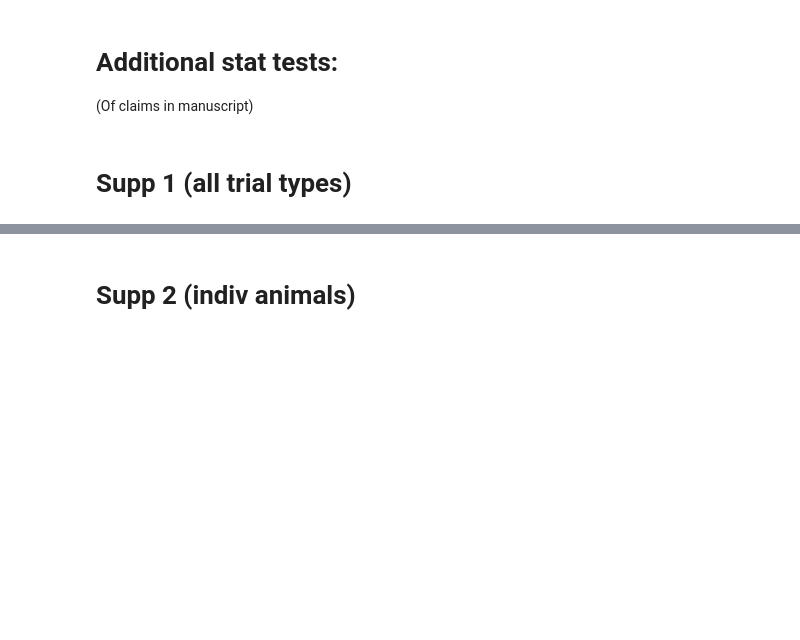
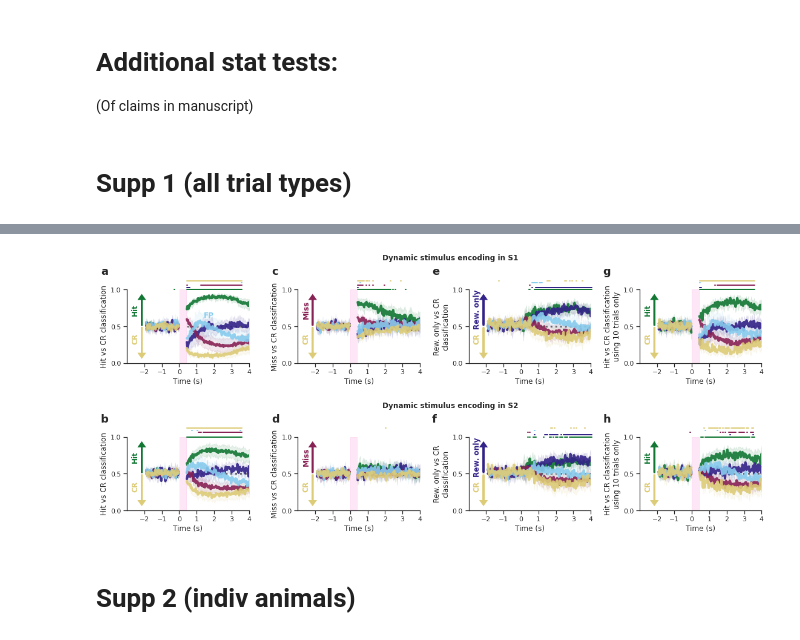
Before and after one commit to Packer-Lab/popping-off, a Jupyter notebook: notebooks/Paper Figures/Figure3.ipynb, the cells around one changed output, grey strips where cells are left out. Drawn from its saved outputs; the diff is of its cells as text; code cells hidden in the pictures; blank space fills up the shorter version.

```diff
--- a/notebooks/Paper Figures/Figure3.ipynb
+++ b/notebooks/Paper Figures/Figure3.ipynb
@@ -483,56 +589,58 @@ save_fig = False
 
 fig = plt.figure(constrained_layout=False, figsize=(16, 6.5))
 gs_dyn_dec = fig.add_gridspec(ncols=4, nrows=2, bottom=0.08, top=0.86, right=0.96, left=0.05,
                               wspace=0.4, hspace=1)
 
 hit_ax_dict = {'s1': fig.add_subplot(gs_dyn_dec[0, 0]), 's2': fig.add_subplot(gs_dyn_dec[1, 0])}
 miss_ax_dict = {'s1': fig.add_subplot(gs_dyn_dec[0, 1]), 's2': fig.add_subplot(gs_dyn_dec[1, 1])}
 spont_ax_dict = {'s1': fig.add_subplot(gs_dyn_dec[0, 2]), 's2': fig.add_subplot(gs_dyn_dec[1, 2])}
 hit10_ax_dict = {'s1': fig.add_subplot(gs_dyn_dec[0, 3]), 's2': fig.add_subplot(gs_dyn_dec[1, 3])}
 
 reg_key = 1000
-# tmp_ps_dict = all_ps_pred_split_tt[reg_key]
-# tmp_lick_dict = all_lick_pred_split_tt[reg_key]
-tmp_ps_dict = ps_pred_split#[reg_key]
-tmp_lick_dict = lick_pred_split#[reg_key]
+tmp_ps_dict = all_ps_pred_split_tt[reg_key]
+tmp_lick_dict = all_lick_pred_split_tt[reg_key]
+# tmp_ps_dict = ps_pred_split#[reg_key]
+# tmp_lick_dict = lick_pred_split#[reg_key]
 
 
-# pop.plot_dynamic_decoding_two_regions_wrapper(ps_pred_split=tmp_ps_dict, lick_pred_split=tmp_lick_dict,
-#                                               decoder_key='hit/cr', ax_acc_ps=hit_ax_dict,
-#                                               time_array=time_array_plot, plot_legend=False,
-#                                               indicate_fp=True)
+pop.plot_dynamic_decoding_two_regions_wrapper(ps_pred_split=tmp_ps_dict, lick_pred_split=tmp_lick_dict,
+                                              decoder_key='hit/cr', ax_acc_ps=hit_ax_dict,
+                                              time_array=time_array_plot, plot_legend=False,
+                                              indicate_fp=True)
 
-# pop.plot_dynamic_decoding_two_regions_wrapper(ps_pred_split=tmp_ps_dict, lick_pred_split=tmp_lick_dict,
-#                                               decoder_key='miss/cr', ax_acc_ps=miss_ax_dict,
-#                                               time_array=time_array_plot, plot_legend=False)
+pop.plot_dynamic_decoding_two_regions_wrapper(ps_pred_split=tmp_ps_dict, lick_pred_split=tmp_lick_dict,
+                                              decoder_key='miss/cr', ax_acc_ps=miss_ax_dict,
+                                              time_array=time_array_plot, plot_legend=False)
 
-# pop.plot_dynamic_decoding_two_regions_wrapper(ps_pred_split=tmp_ps_dict, lick_pred_split=tmp_lick_dict,
-#                                               decoder_key='spont/cr', ax_acc_ps=spont_ax_dict,
-#                                               time_array=time_array_full, plot_legend=False,
-#                                               plot_artefact=False)
+pop.plot_dynamic_decoding_two_regions_wrapper(ps_pred_split=tmp_ps_dict, lick_pred_split=tmp_lick_dict,
+                                              decoder_key='spont/cr', ax_acc_ps=spont_ax_dict,
+                                              time_array=time_array_full, plot_legend=False,
+                                              plot_artefact=False)
 
 pop.plot_dynamic_decoding_two_regions_wrapper(ps_pred_split=tmp_ps_dict, lick_pred_split=tmp_lick_dict,
                                               decoder_key='hit/cr 10 trials', ax_acc_ps=hit10_ax_dict,
                                               time_array=time_array_plot, plot_legend=False)
 
 for reg in ['s1', 's2']:
     miss_ax_dict[reg].set_title(f'Dynamic stimulus encoding in {reg.upper()}',
                                x=1.25, y=1.35, fontdict={'weight': 'bold'})
     hit_ax_dict[reg].set_title('')
     spont_ax_dict[reg].set_title('')
     hit10_ax_dict[reg].set_title('')
-    # hit_ax_dict[reg].text(s=('a' if reg == 's1' else 'b'), x=-4.5, y=1.2,
-    #                       fontdict={'weight': 'bold', 'size': 18})
-    # miss_ax_dict[reg].text(s=('c' if reg == 's1' else 'd'), x=-4.5, y=1.2,
-    #                       fontdict={'weight': 'bold', 'size': 18})
-    # spont_ax_dict[reg].text(s=('e' if reg == 's1' else 'f'), x=-5.1, y=1.2,
-    #                       fontdict={'weight': 'bold', 'size': 18})
-    # hit10_ax_dict[reg].text(s=('g' if reg == 's1' else 'h'), x=-5.1, y=1.2,
-    #                       fontdict={'weight': 'bold', 'size': 18})
+    hit_ax_dict[reg].text(s=('a' if reg == 's1' else 'b'), x=-4.5, y=1.2,
+                          fontdict={'weight': 'bold', 'size': 18})
+    miss_ax_dict[reg].text(s=('c' if reg == 's1' else 'd'), x=-4.5, y=1.2,
+                          fontdict={'weight': 'bold', 'size': 18})
+    spont_ax_dict[reg].text(s=('e' if reg == 's1' else 'f'), x=-5.1, y=1.2,
+                          fontdict={'weight': 'bold', 'size': 18})
+    hit10_ax_dict[reg].text(s=('g' if reg == 's1' else 'h'), x=-5.1, y=1.2,
+                          fontdict={'weight': 'bold', 'size': 18})
 
 if save_fig:
     plt.savefig('/home/tplas/repos/popping-off/figures/full_figs_manuscript/Supplementary_Figure4.pdf')#,
 #                 bbox_to_inches='tight')
+# %% [output]
+[figure, added]
 # %% [markdown]
 # Supp 2 (indiv animals)
 # %%
```
Also changed, not shown: parts of 6 cells of this notebook, 4 other files.
